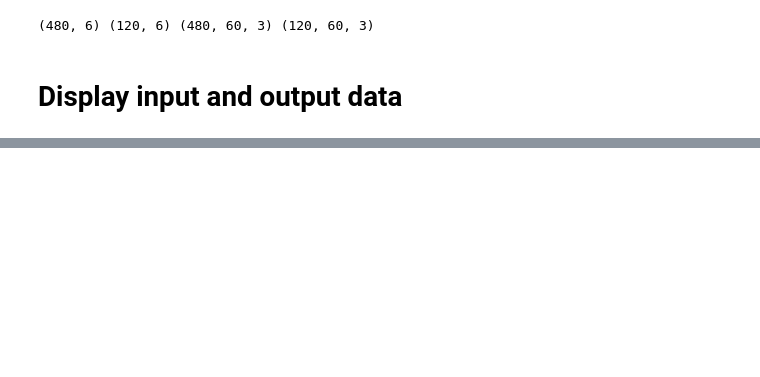
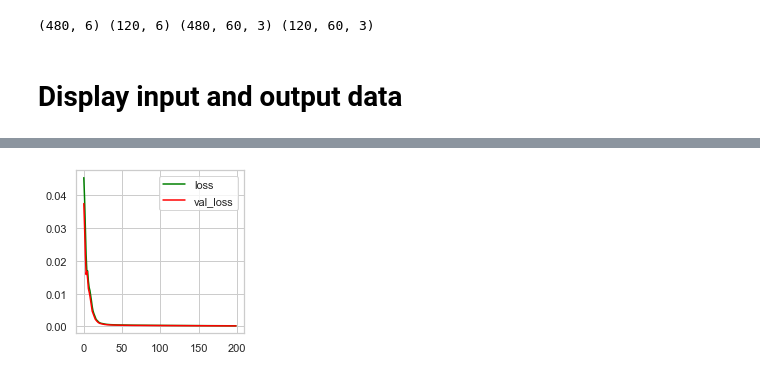
Before and after one commit to rsyamil/latent-space-xgboost, a Jupyter notebook: demo-trees.ipynb, the cells around one changed output, grey strips where cells are left out. Saved outputs shown, nothing was run; the diff lists cells and outputs as text; code cells hidden in the pictures; blank space fills up the shorter version.

```diff
--- a/demo-trees.ipynb
+++ b/demo-trees.ipynb
@@ -54,0 +82,12 @@ NameError: name 'Bakken' is not defined
+# %%
+#reduce dimension of data
+
+z_dim = 3
+data_ae = models.models(name = 'data_ae',
+                          z_dim = z_dim,
+                          timesteps = y_train.shape[1],
+                          n_features = y_train.shape[-1])
+
+data_ae.train_autoencoder1D(y_train, load = False, epoch=200)
+# %% [output]
+[figure, added]
```
Also changed, not shown: parts of 7 cells of this notebook, 2 other files.
